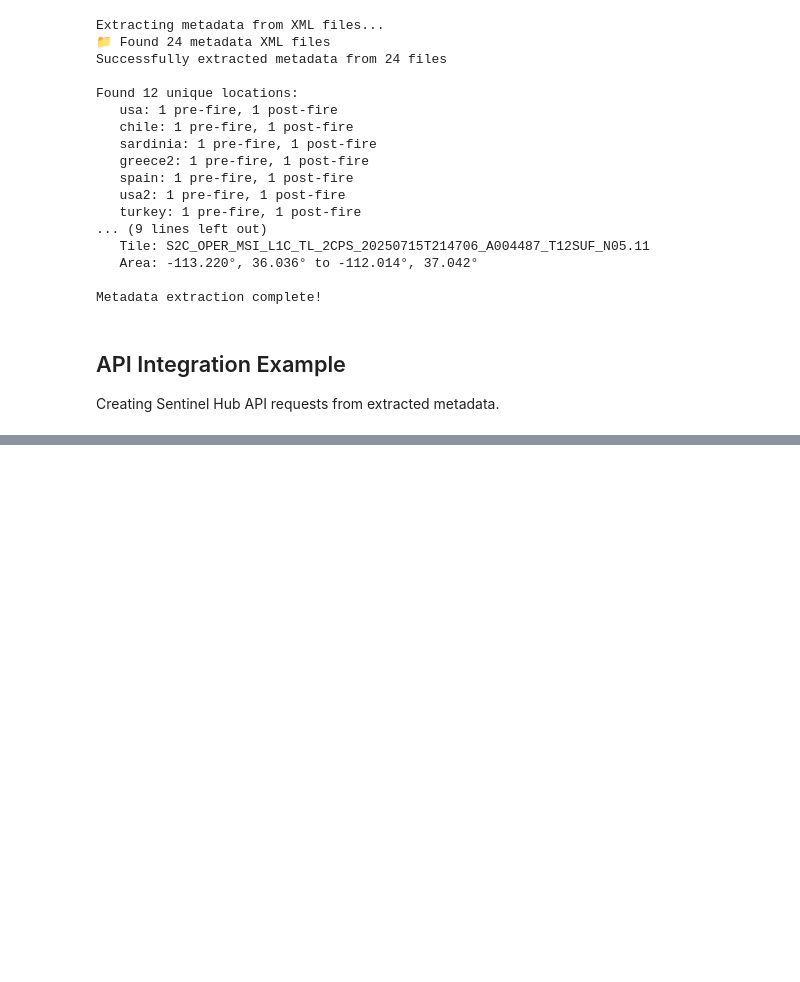
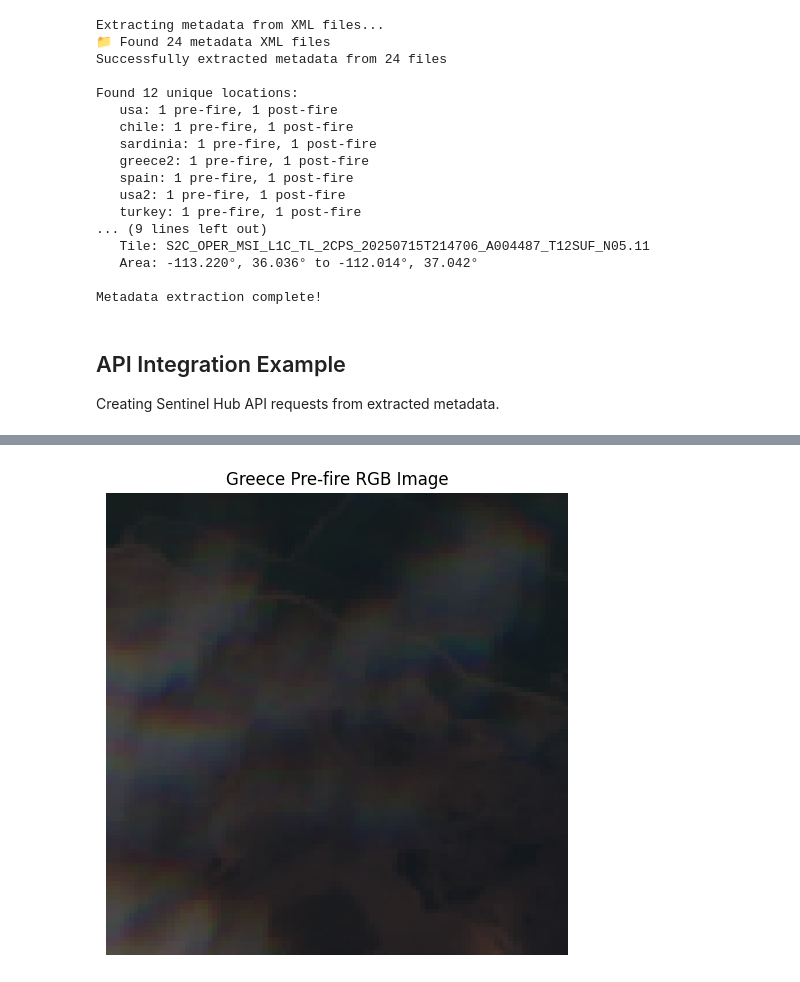
Before and after one commit to sercankahvecioglu/FirePrediction, a Jupyter notebook: data_pipeline/utils/data_api/testing/api_testing_sentinelhub.ipynb, the cells around one changed output, grey strips where cells are left out. Saved outputs shown, nothing was run; the diff lists cells and outputs as text; code cells hidden in the pictures; blank space fills up the shorter version.

Commit message:
Add API data extraction proof of concept

```diff
--- a/data_pipeline/utils/data_api/testing/api_testing_sentinelhub.ipynb
+++ b/data_pipeline/utils/data_api/testing/api_testing_sentinelhub.ipynb
@@ -826,0 +655,13 @@ Successfully parsed: usa_post_metadata.xml
+# %%
+# Extract and display the image from the request
+import matplotlib.pyplot as plt
+
+greece_rgb_image = greece_rgb_request.get_data()[0]
+
+plt.figure(figsize=(6, 6))
+plt.imshow(greece_rgb_image)
+plt.title("Greece Pre-fire RGB Image")
+plt.axis('off')
+plt.show()
+# %% [output]
+[figure, added]
```
Also changed, not shown: parts of 6 cells of this notebook, 1 other file.
